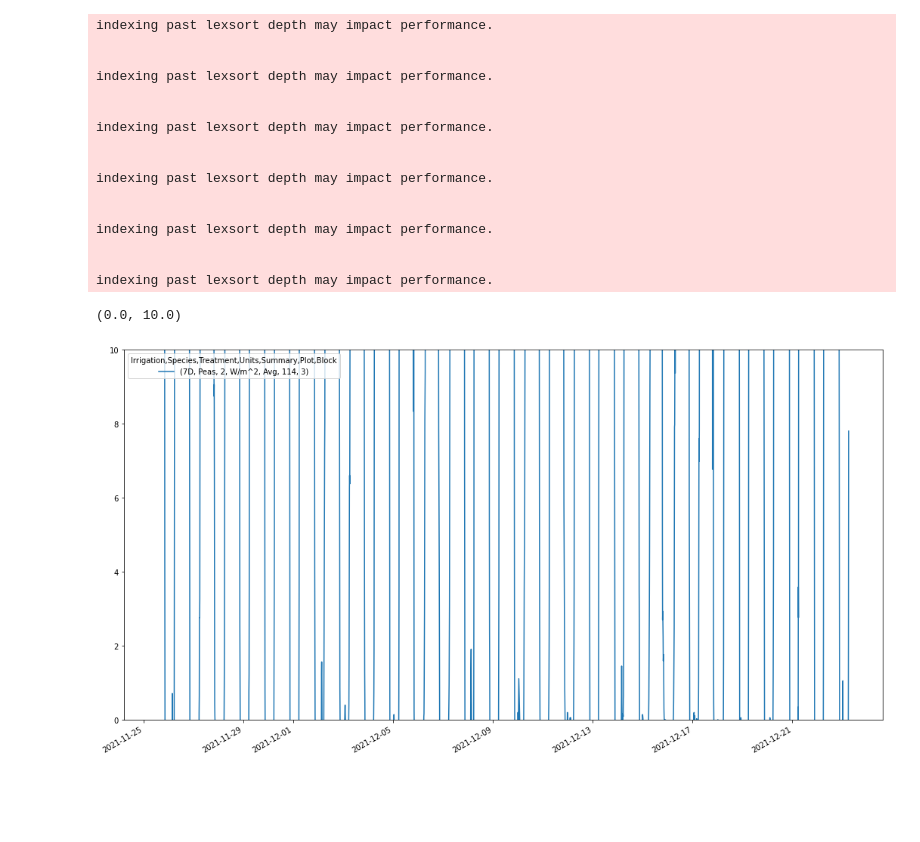
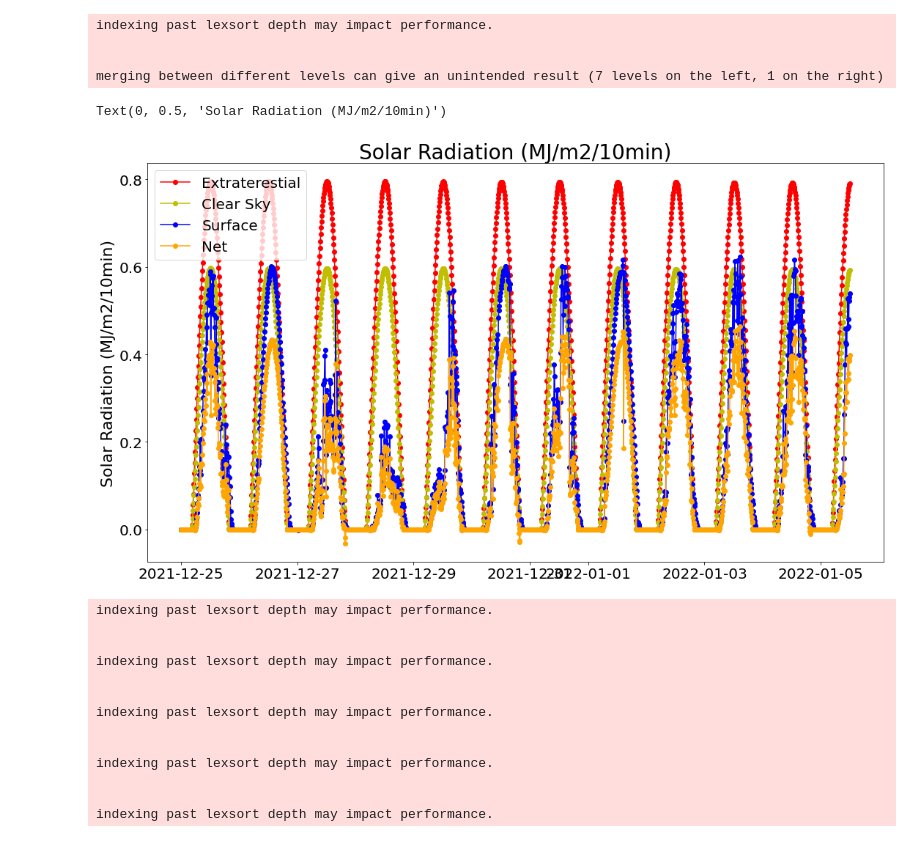
Before and after one commit to HamishBrownPFR/CropWaterAnalysis, a Jupyter notebook: Peas/CanopyTempWUCalcs.ipynb, the cells around one changed output. Cells and saved outputs as stored; diff of their text form; code cells hidden in the pictures; blank space fills up the shorter version.

Commit message:
finalising calculations for graphs

```diff
--- a/Peas/CanopyTempWUCalcs.ipynb
+++ b/Peas/CanopyTempWUCalcs.ipynb
@@ -10,4 +10,10 @@ import pandas as pd
 import numpy as np
 import matplotlib.pyplot as plt
 import matplotlib.dates as mdates
+from matplotlib.dates import DayLocator, HourLocator, DateFormatter, drange
+import ETFunctions as et
+import os
 %matplotlib inline
+Lattitude = -43.38
+LongitudeTZ = 185
+LongitudeML = 360 - 172.28
@@ -112,0 +47,2 @@ IRData = UpdateIRGraphData()
+# %%
+AllData = UpdateIRGraphData().loc['2021-12-10':,:]
@@ -113,9 +64,64 @@ IRData = UpdateIRGraphData()
+# %%
+radn1 = AllData.loc[:,'GlobalRadn']
+radn2 = AllData.loc[:,'AboveCanopyPAR1']
+radn3 = AllData.loc['2021-12-09':,('ReflectedRadnKW','7D','Peas',2,'kW/m^2','Avg',109)]*1000
+MetData = pd.DataFrame(index = AllData.index, data = radn1.join(radn2).join(radn3).mean(axis=1)*600/1000000,columns=['Rs'])
+MetData.loc[:,'Ta'] = AllData.loc[:,'AirTemperature']
+MetData.loc[:,'RH'] = AllData.loc[:,'RelativeHumidity']/100
+MetData.loc[:,'u'] = AllData.loc[:,'Windspeed']
+MetData.loc[:,'Es'] = [et.saturated_vapor_pressure(MetData.loc[d,'Ta'])/10 for d in MetData.index]
+MetData.loc[:,'Eo'] = [MetData.loc[d,'Es'] * MetData.loc[d,'RH'] for d in MetData.index]
+MetData.loc[:,'Ed'] = MetData.loc[:,'Es'] - MetData.loc[:,'Eo']
+MetData.loc[:,'Rex'] = [et.ExtraterestialRadiation(Lattitude,
+                                                       d.dayofyear,
+                                                       0.16666,
+                                                       float(d.time().hour) + float(d.time().minute)/60.0,
+                                                       LongitudeTZ,
+                                                       LongitudeML) for d in MetData.index]
+MetData.loc[:,'Rso'] = [et.ClearSkyRadiation(Lattitude,
+                                                 d.dayofyear,
+                                                 0.16666,
+                                                 float(d.time().hour) + float(d.time().minute)/60.0,
+                                                 LongitudeTZ,
+                                                 LongitudeML) for d in MetData.index]
+
+MetData.loc[:,'Rn'] = [et.NetRadiation(MetData.loc[d,'Rs'],
+                                                    MetData.loc[d,'Ta'],
+                                                    MetData.loc[d,'Eo'],
+                                                    Lattitude,
+                                                    d.dayofyear,
+                                                    0.16666,
+                                                    float(d.time().hour) + float(d.time().minute)/60.0,
+                                                    LongitudeTZ,
+                                                    LongitudeML,
+                                                    0.2) for d in MetData.index]
+MetData.sort_index(inplace=True)
+Daylight = (MetData.loc[:,'Rs'] > 0.02).values
+# %% [output]
+indexing past lexsort depth may impact performance.
+
+
+merging between different levels can give an unintended result (7 levels on the left, 1 on the right)
+# %%
+figure = plt.figure(figsize=(18,10))
+start = '2021-12-25'
+plt.plot(MetData.loc[start:,'Rex'],'-o',color='r',label='Extraterestial')
+plt.plot(MetData.loc[start:,'Rso'],'-o',color='y',label='Clear Sky')
+plt.plot(MetData.loc[start:,'Rs'],'-o',color='b',label='Surface')
+plt.plot(MetData.loc[start:,'Rn'],'-o',color='orange',label='Net')
+plt.legend(loc=2,fontsize=20)
+plt.title('Solar Radiation (MJ/m2/10min)',fontsize=28)
+plt.tick_params(labelsize=20)
+plt.ylabel('Solar Radiation (MJ/m2/10min)',fontsize = 22)
+# %% [output]
+Text(0, 0.5, 'Solar Radiation (MJ/m2/10min)')
+[figure, added]
 # %%
-IRData.loc[:,('IR_SurfaceTemp','7D','Peas',2,'Deg C','Avg',114,3)] = np.nan
-for irc in IRData.loc[:,'IR_SurfaceTemp'].columns:
+AllData.loc[:,('IR_SurfaceTemp','7D','Peas',2,'Deg C','Avg',114,3)] = np.nan
+for irc in AllData.loc[:,'IR_SurfaceTemp'].columns:
     key = ('IR_SurfaceTemp',) + irc
-    IRData.loc[:,key] = IRData.loc[:,key].where(IRData.loc[:,key]>3,np.nan)
-SurfaceTemp = IRData.loc[:,'IR_SurfaceTemp'].groupby('Irrigation',axis=1).mean()
+    AllData.loc[:,key] = AllData.loc[:,key].where(AllData.loc[:,key]>3,np.nan)
+SurfaceTemp = AllData.loc[:,'IR_SurfaceTemp'].groupby('Irrigation',axis=1).mean()
 # %% [output]
 indexing past lexsort depth may impact performance.
 
@@ -130,12 +136,3 @@ indexing past lexsort depth may impact performance.
 
 
 indexing past lexsort depth may impact performance.
-
-
-indexing past lexsort depth may impact performance.
-# %%
-IRData.loc[:,'GlobalRadn'].plot(figsize=(18,10))
-plt.ylim(0,10)
-# %% [output]
-(0.0, 10.0)
-[figure, removed]
```
Also changed, not shown: parts of 25 cells of this notebook, 2 other files.
